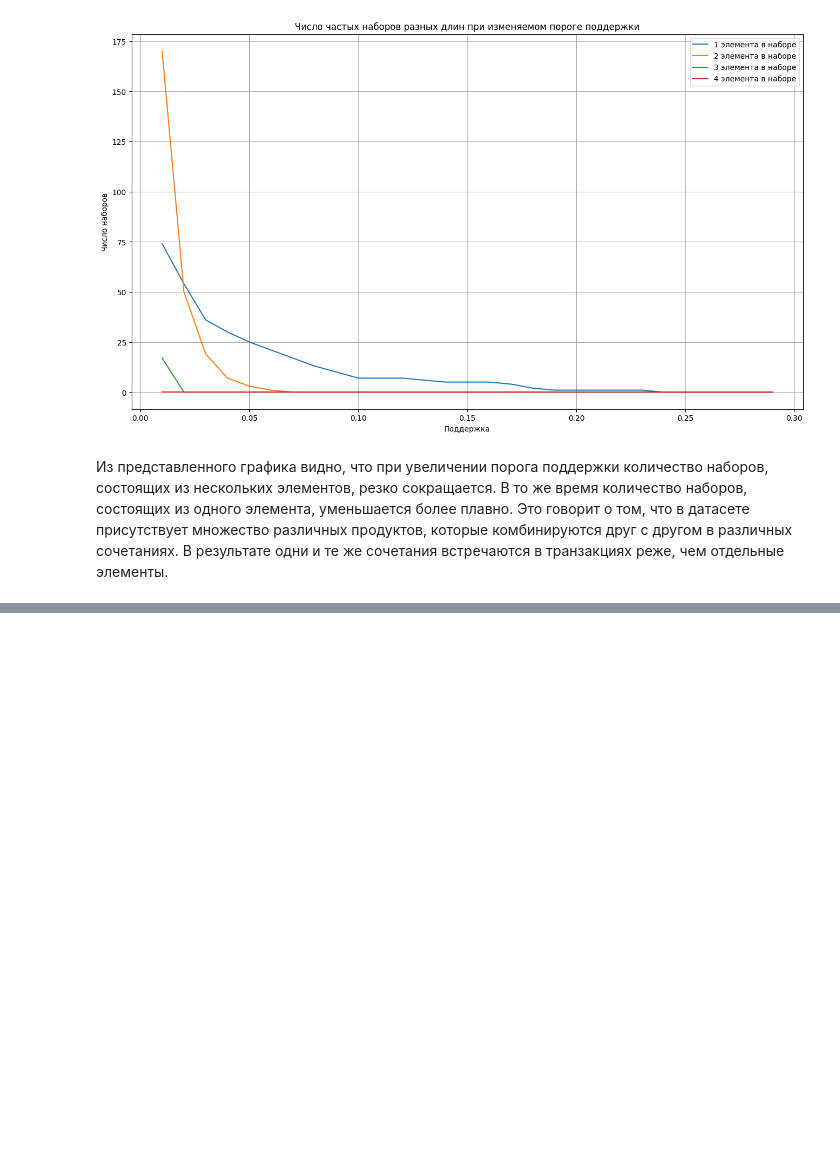
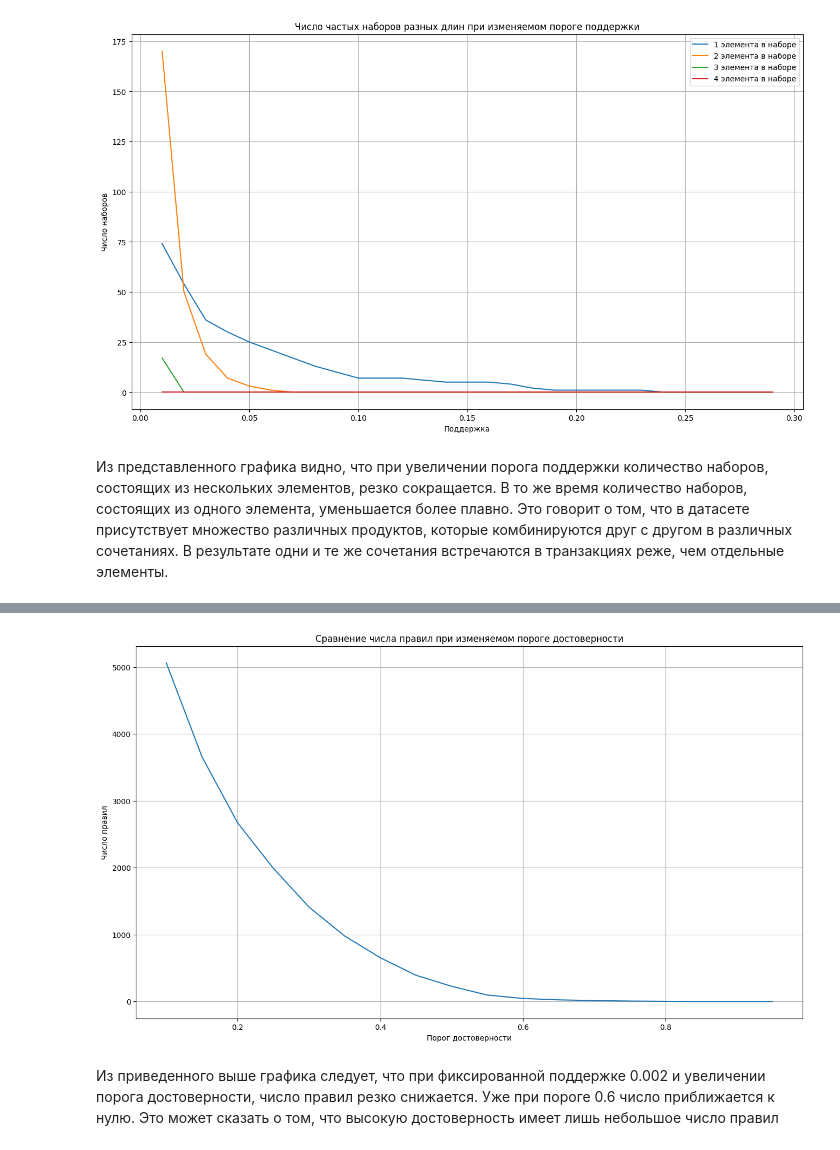
Before and after one commit to MurphyBLG/unik, a Jupyter notebook: data-anal/lab1/lab.ipynb, the cells around one changed output, grey strips where cells are left out. Saved outputs shown, nothing was run; the diff lists cells and outputs as text; code cells hidden in the pictures; blank space fills up the shorter version.

```diff
--- a/data-anal/lab1/lab.ipynb
+++ b/data-anal/lab1/lab.ipynb
@@ -239,0 +350,28 @@ visualize_number_of_items_by_min_sup(transactions_matrix, 0.01)
+# %%
+def visualize_rules_count_by_min_conf(items, min_conf):
+    counts = []
+    conf = []
+    while min_conf < 1:
+        rules_count = len(association_rules(items, metric='confidence', min_threshold=min_conf))
+        counts.append(rules_count)
+        conf.append(min_conf)
+
+        min_conf += 0.05
+        min_conf = round(min_conf, 2)
+
+    plt.figure(figsize=(16, 9))
+    plt.plot(conf, counts)
+    plt.title('Сравнение числа правил при изменяемом пороге достоверности')
+    plt.xlabel('Порог достоверности')
+    plt.ylabel('Число правил')
+    plt.grid(True)
+    plt.show()
+# %%
+visualize_rules_count_by_min_conf(freq_items, 0.1)
+# %% [output]
+[figure, added]
+# %% [markdown]
+Из приведенного выше графика следует, что при фиксированной поддержке 0.002 и
+увеличении порога достоверности, число правил резко снижается.
+Уже при пороге 0.6 число приближается к нулю. Это может сказать о том, что высокую
+достоверность имеет лишь небольшое число правил
```
Also changed, not shown: parts of 20 cells of this notebook.
